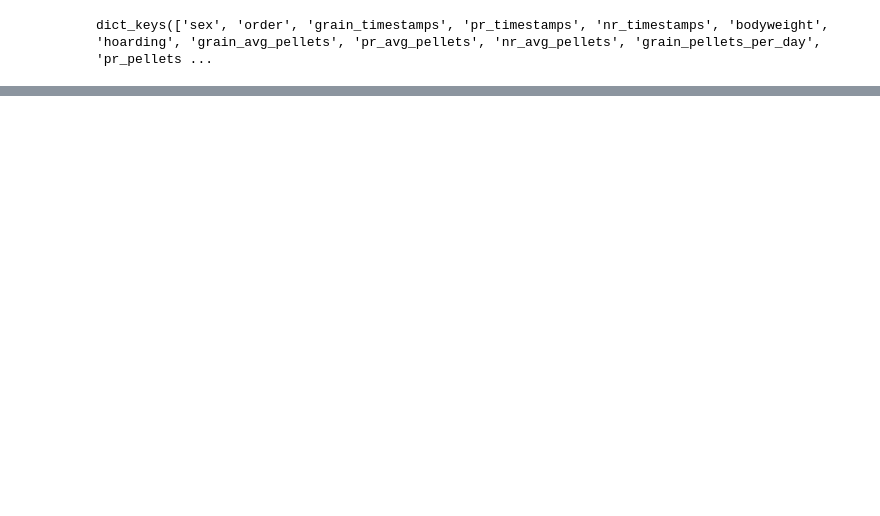
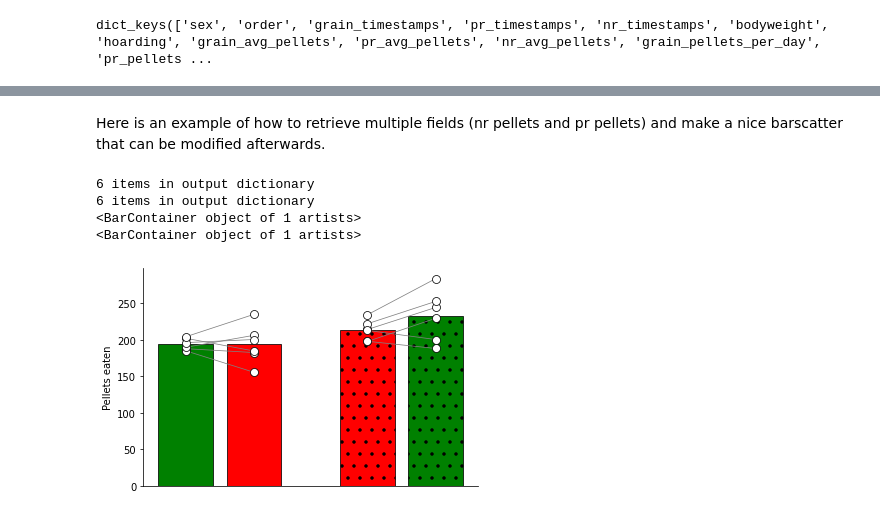
Before and after one commit to Htbibalan/FEDProtein, a Jupyter notebook: notebooks/FED figures.ipynb, the cells around one changed output, grey strips where cells are left out. Cells and saved outputs as stored; diff of their text form; code cells hidden in the pictures; blank space fills up the shorter version.

Commit message:
Updated FED figures template file

```diff
--- a/notebooks/FED figures.ipynb
+++ b/notebooks/FED figures.ipynb
@@ -145,0 +66,3 @@ dict_keys(['sex', 'order', 'grain_timestamps', 'pr_timestamps', 'nr_timestamps',
+# %%
+nrpr_male_selector = {"order": 1, "sex": "M"}
+prnr_male_selector = {"order": 2, "sex": "M"}
@@ -145,0 +112,25 @@ dict_keys(['sex', 'order', 'grain_timestamps', 'pr_timestamps', 'nr_timestamps',
+# %% [markdown]
+Here is an example of how to retrieve multiple fields (nr pellets and pr pellets) and make a nice barscatter that can be modified afterwards.
+# %%
+nrpr_avg = get_data_fields(mice, ["nr_avg_pellets", "pr_avg_pellets"], nrpr_male_selector)
+prnr_avg = get_data_fields(mice, ["pr_avg_pellets", "nr_avg_pellets"], prnr_male_selector)
+
+
+f, ax = plt.subplots()
+_, _, barlist, _ = tp.barscatter([nrpr_avg, prnr_avg], ax=ax, paired=True,
+barfacecolor_option="individual", barfacecolor=["green", "red", "red", "green"])
+ax.set_ylabel("Pellets eaten")
+
+# this code puts hatching on bars 3 and 4
+for i in [barlist[2], barlist[3]]:
+    print(i)
+    bar = i.get_children()
+    bar[0].set_hatch(".")
+
+# f.savefig(figsfolder + "pellets_eaten.pdf")
+# %% [output]
+6 items in output dictionary
+6 items in output dictionary
+<BarContainer object of 1 artists>
+<BarContainer object of 1 artists>
+[figure, added]
```
Also changed, not shown: parts of 23 cells of this notebook.
